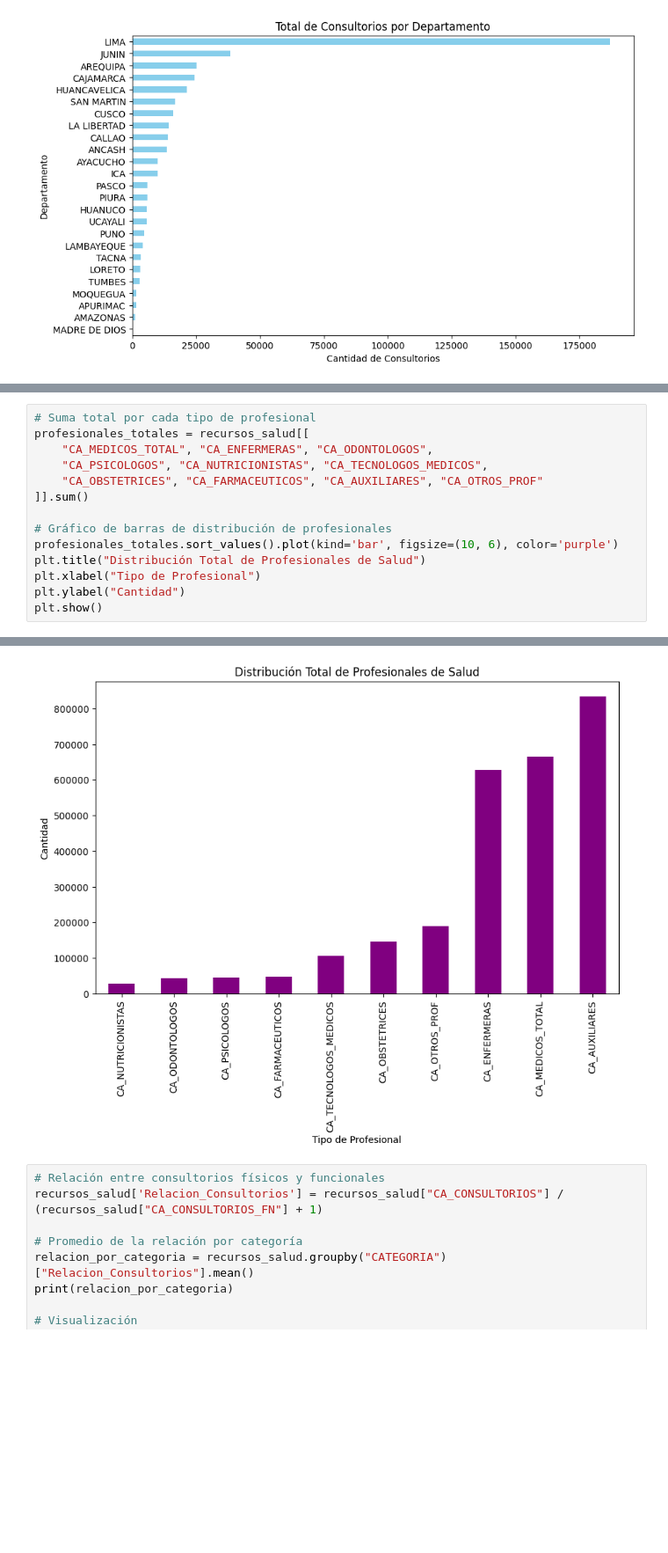
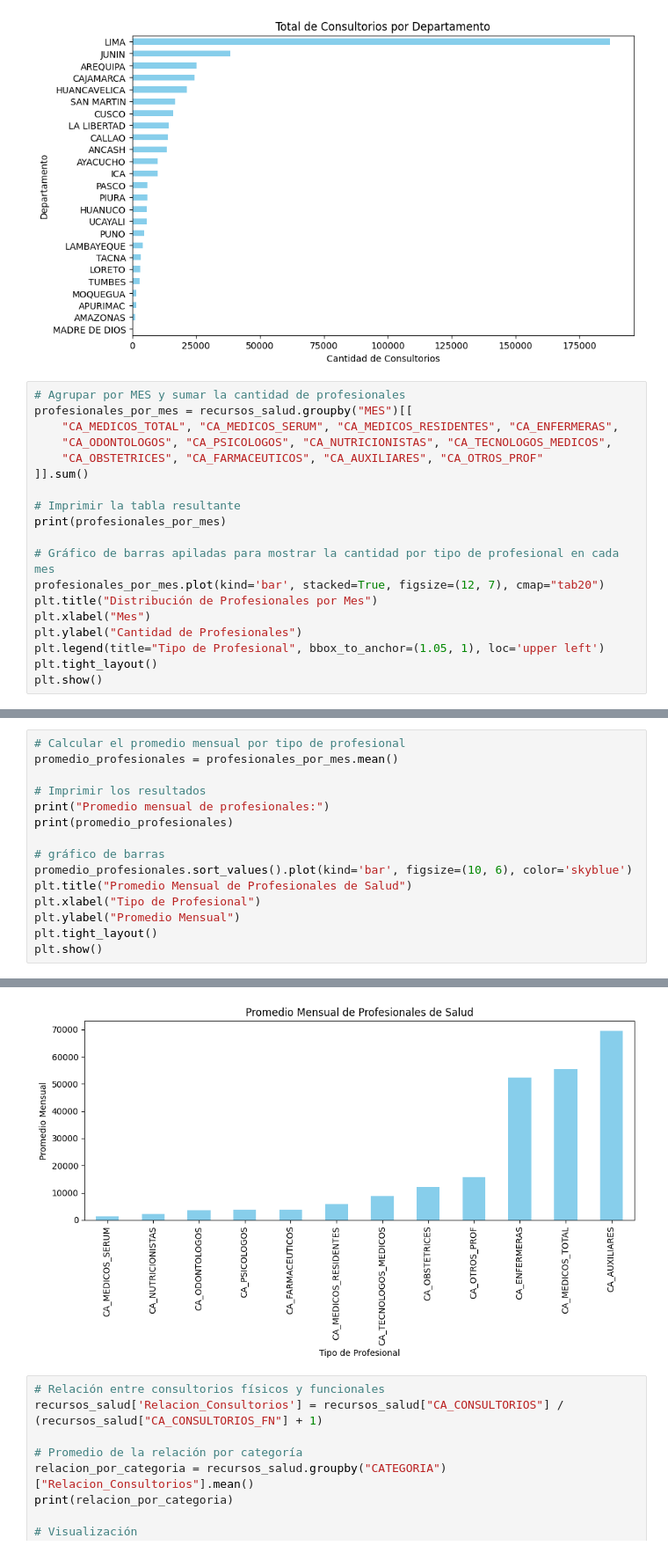
Before and after one commit to camiloalegre/EVENT_SALUD, a Jupyter notebook: Analisis_recursos_salud.ipynb, the cells around one changed output, grey strips where cells are left out. Shown: that part at 88% size. Drawn from its saved outputs; the diff is of its cells as text; blank space fills up the shorter version.

```diff
--- a/Analisis_recursos_salud.ipynb
+++ b/Analisis_recursos_salud.ipynb
@@ -88,3 +88,22 @@ plt.ylabel("Departamento")
 plt.show()
 # %% [output]
 [figure]
+# %%
+# Agrupar por MES y sumar la cantidad de profesionales
+profesionales_por_mes = recursos_salud.groupby("MES")[[
+    "CA_MEDICOS_TOTAL", "CA_MEDICOS_SERUM", "CA_MEDICOS_RESIDENTES", "CA_ENFERMERAS",
+    "CA_ODONTOLOGOS", "CA_PSICOLOGOS", "CA_NUTRICIONISTAS", "CA_TECNOLOGOS_MEDICOS",
+    "CA_OBSTETRICES", "CA_FARMACEUTICOS", "CA_AUXILIARES", "CA_OTROS_PROF"
+]].sum()
+
+# Imprimir la tabla resultante
+print(profesionales_por_mes)
+
+# Gráfico de barras apiladas para mostrar la cantidad por tipo de profesional en cada mes
+profesionales_por_mes.plot(kind='bar', stacked=True, figsize=(12, 7), cmap="tab20")
+plt.title("Distribución de Profesionales por Mes")
+plt.xlabel("Mes")
+plt.ylabel("Cantidad de Profesionales")
+plt.legend(title="Tipo de Profesional", bbox_to_anchor=(1.05, 1), loc='upper left')
+plt.tight_layout()
+plt.show()
@@ -91,15 +129,16 @@ plt.show()
 # %%
-# Suma total por cada tipo de profesional
-profesionales_totales = recursos_salud[[
-    "CA_MEDICOS_TOTAL", "CA_ENFERMERAS", "CA_ODONTOLOGOS",
-    "CA_PSICOLOGOS", "CA_NUTRICIONISTAS", "CA_TECNOLOGOS_MEDICOS",
-    "CA_OBSTETRICES", "CA_FARMACEUTICOS", "CA_AUXILIARES", "CA_OTROS_PROF"
-]].sum()
+# Calcular el promedio mensual por tipo de profesional
+promedio_profesionales = profesionales_por_mes.mean()
 
-# Gráfico de barras de distribución de profesionales
-profesionales_totales.sort_values().plot(kind='bar', figsize=(10, 6), color='purple')
-plt.title("Distribución Total de Profesionales de Salud")
+# Imprimir los resultados
+print("Promedio mensual de profesionales:")
+print(promedio_profesionales)
+
+# gráfico de barras
+promedio_profesionales.sort_values().plot(kind='bar', figsize=(10, 6), color='skyblue')
+plt.title("Promedio Mensual de Profesionales de Salud")
 plt.xlabel("Tipo de Profesional")
-plt.ylabel("Cantidad")
+plt.ylabel("Promedio Mensual")
+plt.tight_layout()
 plt.show()
 # %% [output]
@@ -106,4 +159,4 @@ plt.show()
-[figure, old version]
+[figure, new version]
 # %%
 # Relación entre consultorios físicos y funcionales
 recursos_salud['Relacion_Consultorios'] = recursos_salud["CA_CONSULTORIOS"] / (recursos_salud["CA_CONSULTORIOS_FN"] + 1)
```
Also changed, not shown: parts of 2 cells of this notebook.
